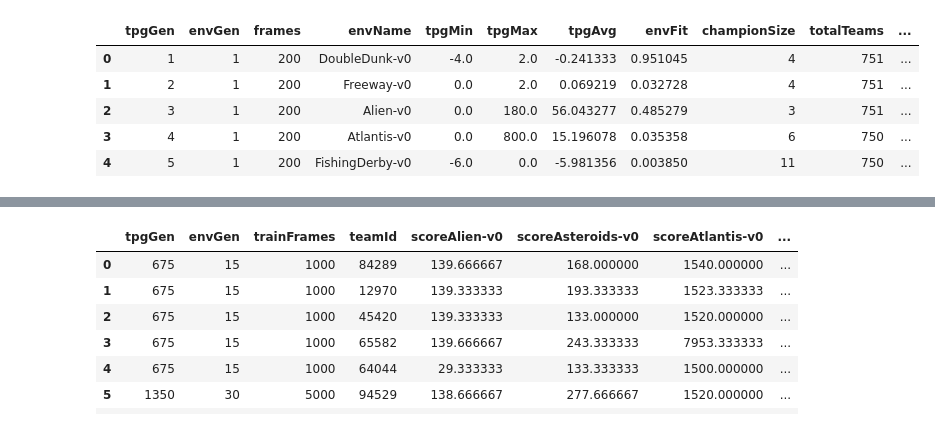
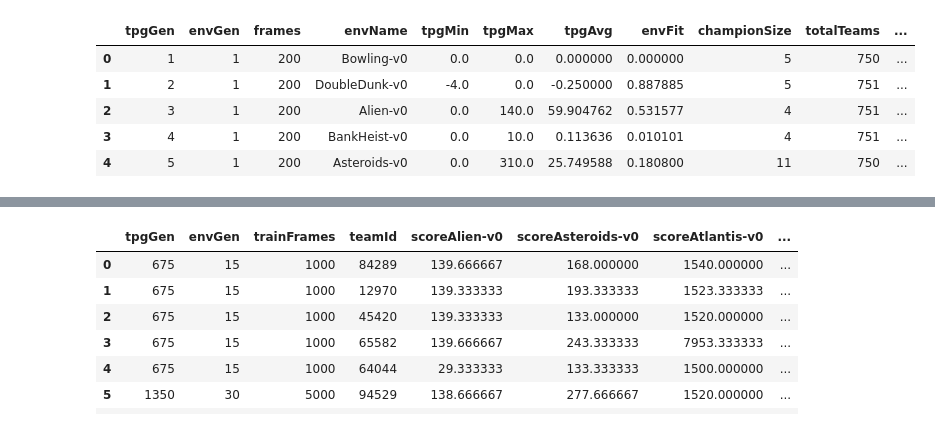
Before and after one commit to Ryan-Amaral/general-game-playing-tpg, a Jupyter notebook: ggp-generational-visualization.ipynb, the cells around one changed output, grey strips where cells are left out. Saved outputs shown, nothing was run; the diff lists cells and outputs as text; code cells hidden in the pictures.

```diff
--- a/ggp-generational-visualization.ipynb
+++ b/ggp-generational-visualization.ipynb
@@ -2,16 +2,16 @@
 import pandas as pd
 import matplotlib.pyplot as plt
 # %%
-df = pd.read_csv('ggp-log-gens-15games.txt')
+df = pd.read_csv('ggp-log-gens-15games-shrink.txt')
 #df = pd.read_csv('ggp-test-log-2.txt')
 df.head()
 # %% [output]
 |  | tpgGen | envGen | frames | envName | tpgMin | tpgMax | tpgAvg | envFit | championSize | totalTeams | ... |
-| 0 | 1 | 1 | 200 | DoubleDunk-v0 | -4.0 | 2.0 | -0.241333 | 0.951045 | 4 | 751 | ... |
-| 1 | 2 | 1 | 200 | Freeway-v0 | 0.0 | 2.0 | 0.069219 | 0.032728 | 4 | 751 | ... |
-| 2 | 3 | 1 | 200 | Alien-v0 | 0.0 | 180.0 | 56.043277 | 0.485279 | 3 | 751 | ... |
-| 3 | 4 | 1 | 200 | Atlantis-v0 | 0.0 | 800.0 | 15.196078 | 0.035358 | 6 | 750 | ... |
-| 4 | 5 | 1 | 200 | FishingDerby-v0 | -6.0 | 0.0 | -5.981356 | 0.003850 | 11 | 750 | ... |
+| 0 | 1 | 1 | 200 | Bowling-v0 | 0.0 | 0.0 | 0.000000 | 0.000000 | 5 | 750 | ... |
+| 1 | 2 | 1 | 200 | DoubleDunk-v0 | -4.0 | 0.0 | -0.250000 | 0.887885 | 5 | 751 | ... |
+| 2 | 3 | 1 | 200 | Alien-v0 | 0.0 | 140.0 | 59.904762 | 0.531577 | 4 | 751 | ... |
+| 3 | 4 | 1 | 200 | BankHeist-v0 | 0.0 | 10.0 | 0.113636 | 0.010101 | 4 | 751 | ... |
+| 4 | 5 | 1 | 200 | Asteroids-v0 | 0.0 | 310.0 | 25.749588 | 0.180800 | 11 | 750 | ... |
 # %%
 df.describe()
 # %% [output]
```
Also changed, not shown: parts of 3 cells of this notebook, 14 other files.
